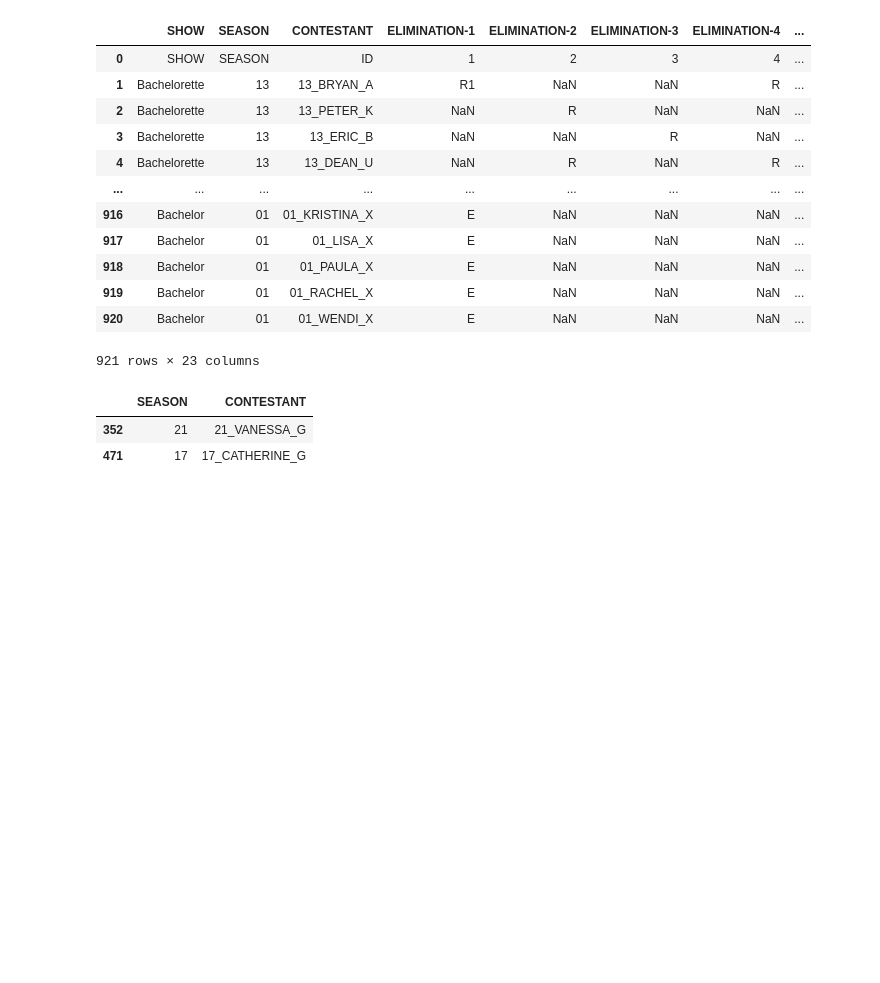
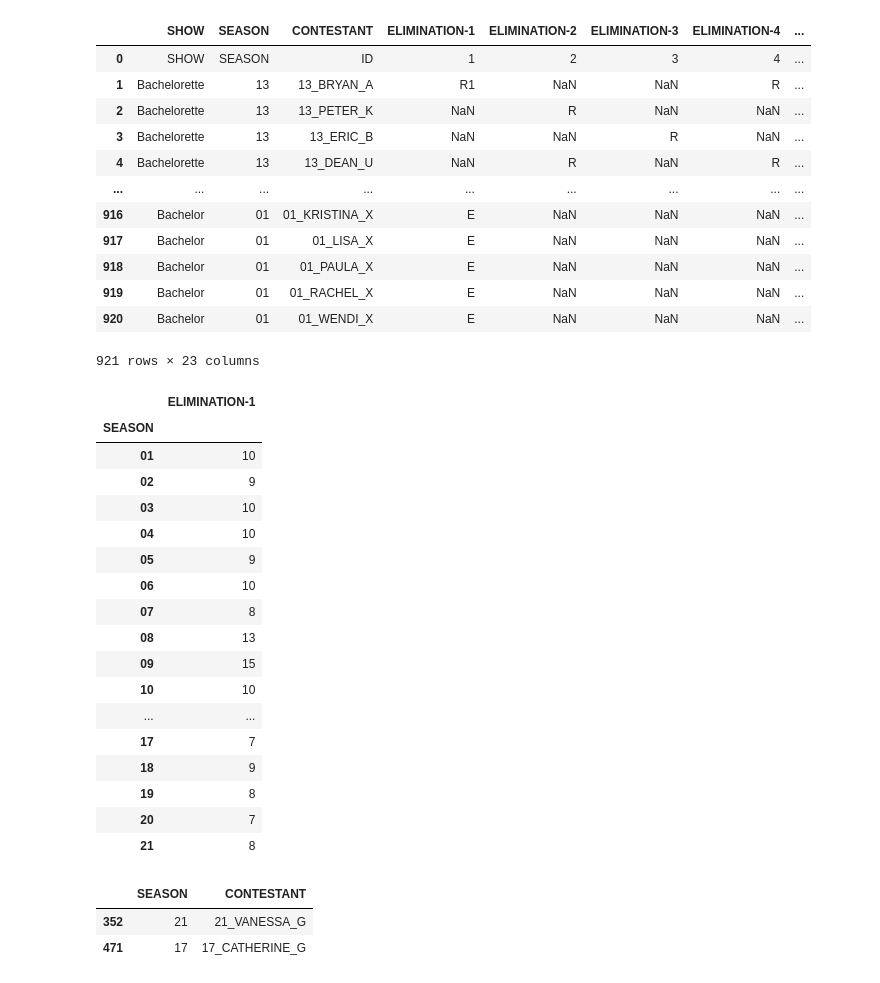
Before and after one commit to ekreher22/DataScience2021F, a Jupyter notebook: Unit3/Unit3:ProjectB/project3b.ipynb, the cells around one changed output. Cells and saved outputs as stored; diff of their text form; code cells hidden in the pictures; blank space fills up the shorter version.

```diff
--- a/Unit3/Unit3:ProjectB/project3b.ipynb
+++ b/Unit3/Unit3:ProjectB/project3b.ipynb
@@ -29,3 +30,25 @@ bachelor = grouped.get_group("Bachelor")
+# %%
+df = bachelor.loc[(bachelor['ELIMINATION-1']== 'E'),['SEASON','ELIMINATION-1']]
+df.groupby('SEASON').count()
+# %% [output]
+|  | ELIMINATION-1 |
+| SEASON |  |
+| 01 | 10 |
+| 02 | 9 |
+| 03 | 10 |
+| 04 | 10 |
+| 05 | 9 |
+| 06 | 10 |
+| 07 | 8 |
+| 08 | 13 |
+| 09 | 15 |
+| 10 | 10 |
+| ... | ... |
+| 17 | 7 |
+| 18 | 9 |
+| 19 | 8 |
+| 20 | 7 |
+| 21 | 8 |
 # %%
 #how many seasons did the person who got the first impresion rose won the whole thing
 # %%
```
Also changed, not shown: parts of 2 cells of this notebook.
